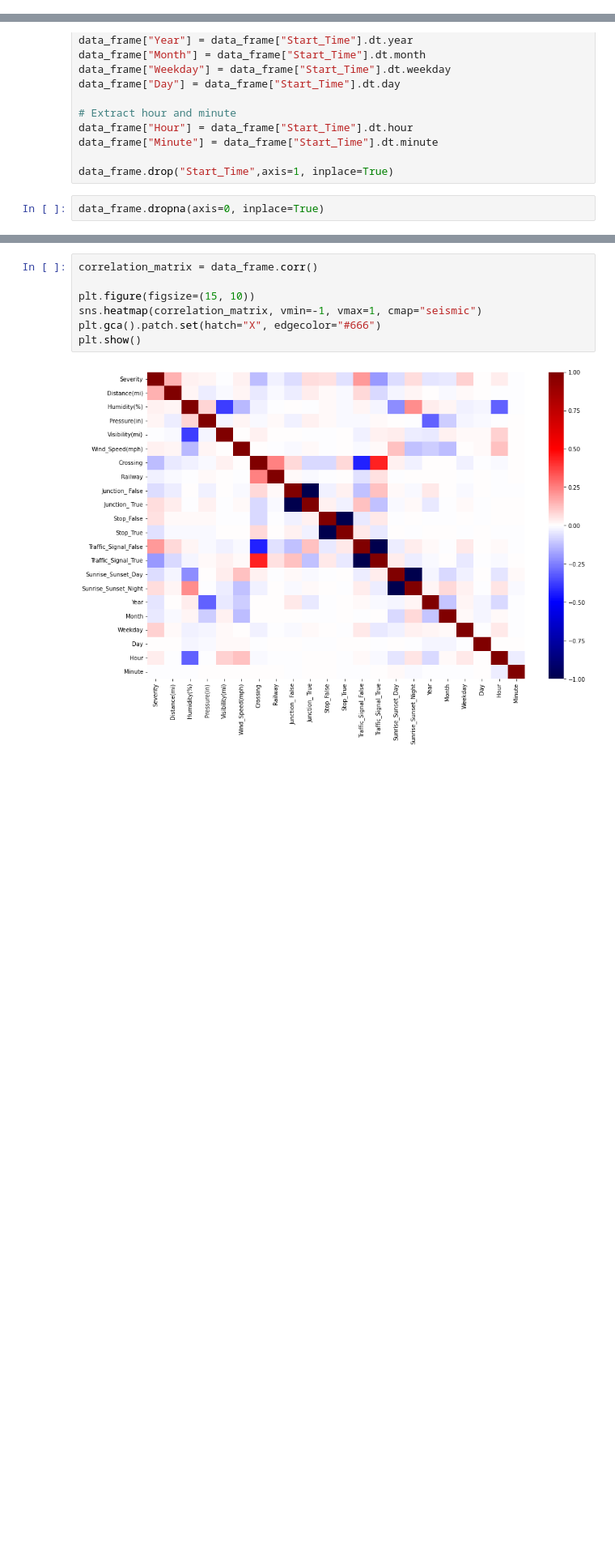
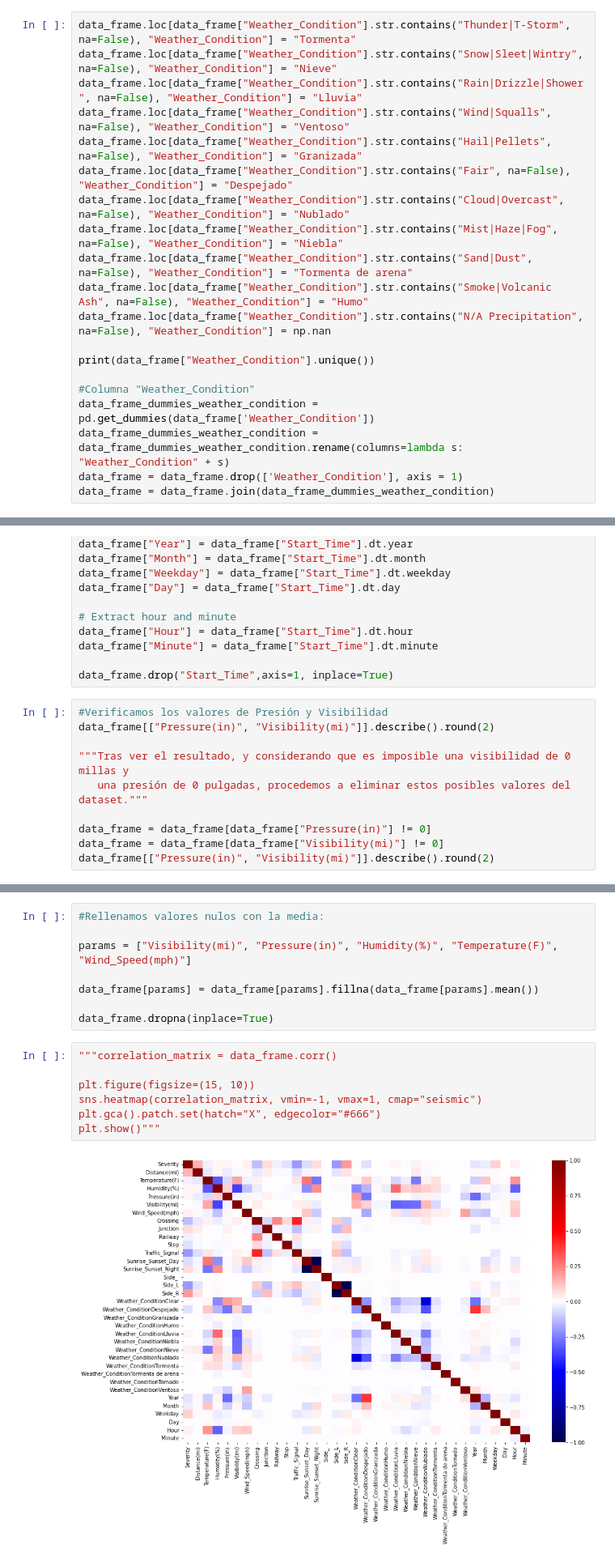
Before and after one commit to diegoritu/Inteligencia_Artificial, a Jupyter notebook: analisis_IA.ipynb, the cells around one changed output, grey strips where cells are left out. Shown at 81% size. Cells and saved outputs as stored; diff of their text form; blank space fills up the shorter version.

```diff
--- a/analisis_IA.ipynb
+++ b/analisis_IA.ipynb
@@ -65,0 +51,20 @@ data_frame.head(5)
+# %%
+data_frame.loc[data_frame["Weather_Condition"].str.contains("Thunder|T-Storm", na=False), "Weather_Condition"] = "Tormenta"
+data_frame.loc[data_frame["Weather_Condition"].str.contains("Snow|Sleet|Wintry", na=False), "Weather_Condition"] = "Nieve"
+data_frame.loc[data_frame["Weather_Condition"].str.contains("Rain|Drizzle|Shower", na=False), "Weather_Condition"] = "Lluvia"
+data_frame.loc[data_frame["Weather_Condition"].str.contains("Wind|Squalls", na=False), "Weather_Condition"] = "Ventoso"
+data_frame.loc[data_frame["Weather_Condition"].str.contains("Hail|Pellets", na=False), "Weather_Condition"] = "Granizada"
+data_frame.loc[data_frame["Weather_Condition"].str.contains("Fair", na=False), "Weather_Condition"] = "Despejado"
+data_frame.loc[data_frame["Weather_Condition"].str.contains("Cloud|Overcast", na=False), "Weather_Condition"] = "Nublado"
+data_frame.loc[data_frame["Weather_Condition"].str.contains("Mist|Haze|Fog", na=False), "Weather_Condition"] = "Niebla"
+data_frame.loc[data_frame["Weather_Condition"].str.contains("Sand|Dust", na=False), "Weather_Condition"] = "Tormenta de arena"
+data_frame.loc[data_frame["Weather_Condition"].str.contains("Smoke|Volcanic Ash", na=False), "Weather_Condition"] = "Humo"
+data_frame.loc[data_frame["Weather_Condition"].str.contains("N/A Precipitation", na=False), "Weather_Condition"] = np.nan
+
+print(data_frame["Weather_Condition"].unique())
+
+#Columna "Weather_Condition"
+data_frame_dummies_weather_condition = pd.get_dummies(data_frame['Weather_Condition'])
+data_frame_dummies_weather_condition = data_frame_dummies_weather_condition.rename(columns=lambda s: "Weather_Condition" + s)
+data_frame = data_frame.drop(['Weather_Condition'], axis = 1)
+data_frame = data_frame.join(data_frame_dummies_weather_condition)
@@ -77,5 +85,13 @@ data_frame["Hour"] = data_frame["Start_Time"].dt.hour
 data_frame["Minute"] = data_frame["Start_Time"].dt.minute
 
 data_frame.drop("Start_Time",axis=1, inplace=True)
-# %%
-data_frame.dropna(axis=0, inplace=True)
+# %%
+#Verificamos los valores de Presión y Visibilidad
+data_frame[["Pressure(in)", "Visibility(mi)"]].describe().round(2)
+
+"""Tras ver el resultado, y considerando que es imposible una visibilidad de 0 millas y
+   una presión de 0 pulgadas, procedemos a eliminar estos posibles valores del dataset."""
+
+data_frame = data_frame[data_frame["Pressure(in)"] != 0]
+data_frame = data_frame[data_frame["Visibility(mi)"] != 0]
+data_frame[["Pressure(in)", "Visibility(mi)"]].describe().round(2)
@@ -82,12 +108,20 @@ data_frame.dropna(axis=0, inplace=True)
+# %%
+#Rellenamos valores nulos con la media:
+
+params = ["Visibility(mi)", "Pressure(in)", "Humidity(%)", "Temperature(F)", "Wind_Speed(mph)"]
+
+data_frame[params] = data_frame[params].fillna(data_frame[params].mean())
+
+data_frame.dropna(inplace=True)
 # %%
-correlation_matrix = data_frame.corr()
+"""correlation_matrix = data_frame.corr()
 
 plt.figure(figsize=(15, 10))
 sns.heatmap(correlation_matrix, vmin=-1, vmax=1, cmap="seismic")
 plt.gca().patch.set(hatch="X", edgecolor="#666")
-plt.show()
+plt.show()"""
 # %% [output]
-[figure, old version]
+[figure, new version]
 # %% [markdown]
 ## 3- Aplicación de Modelos - Linear SVC.
 # %% [markdown]
```
Also changed, not shown: parts of 14 cells of this notebook.
